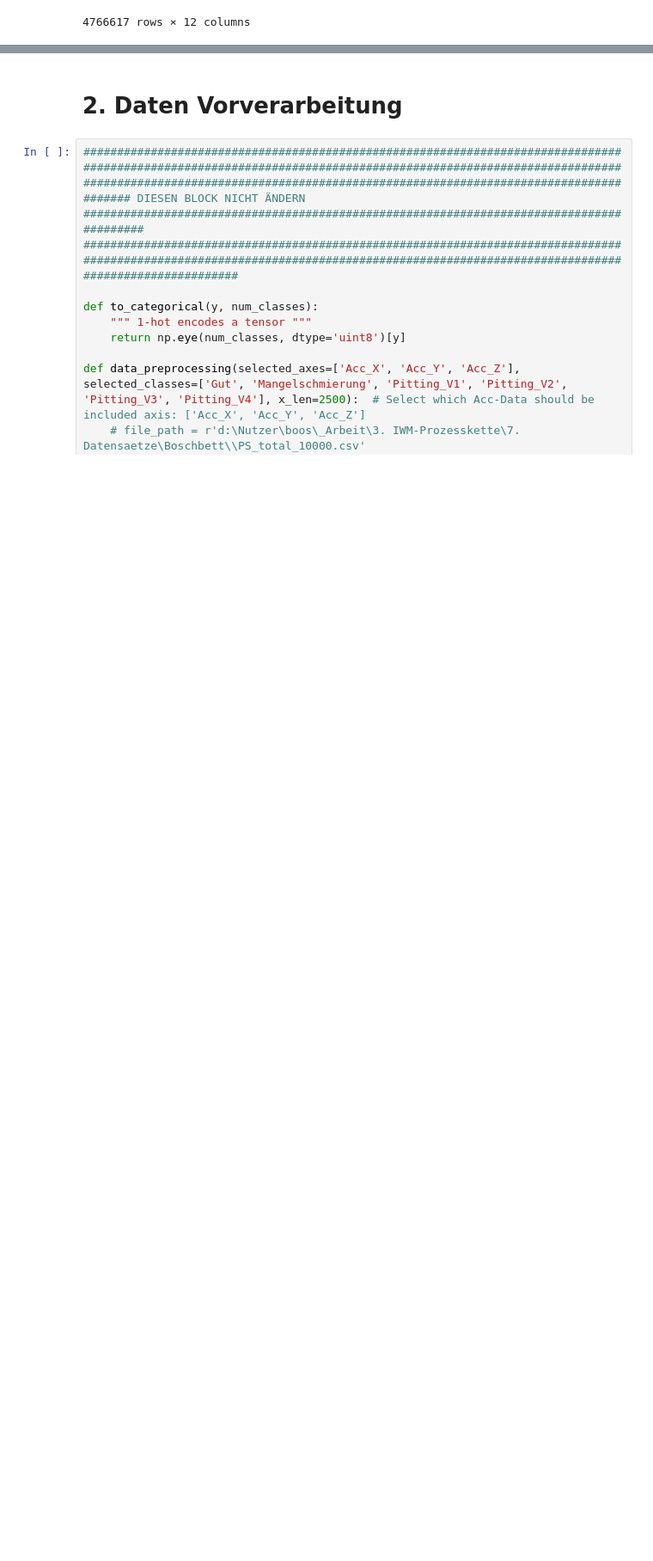
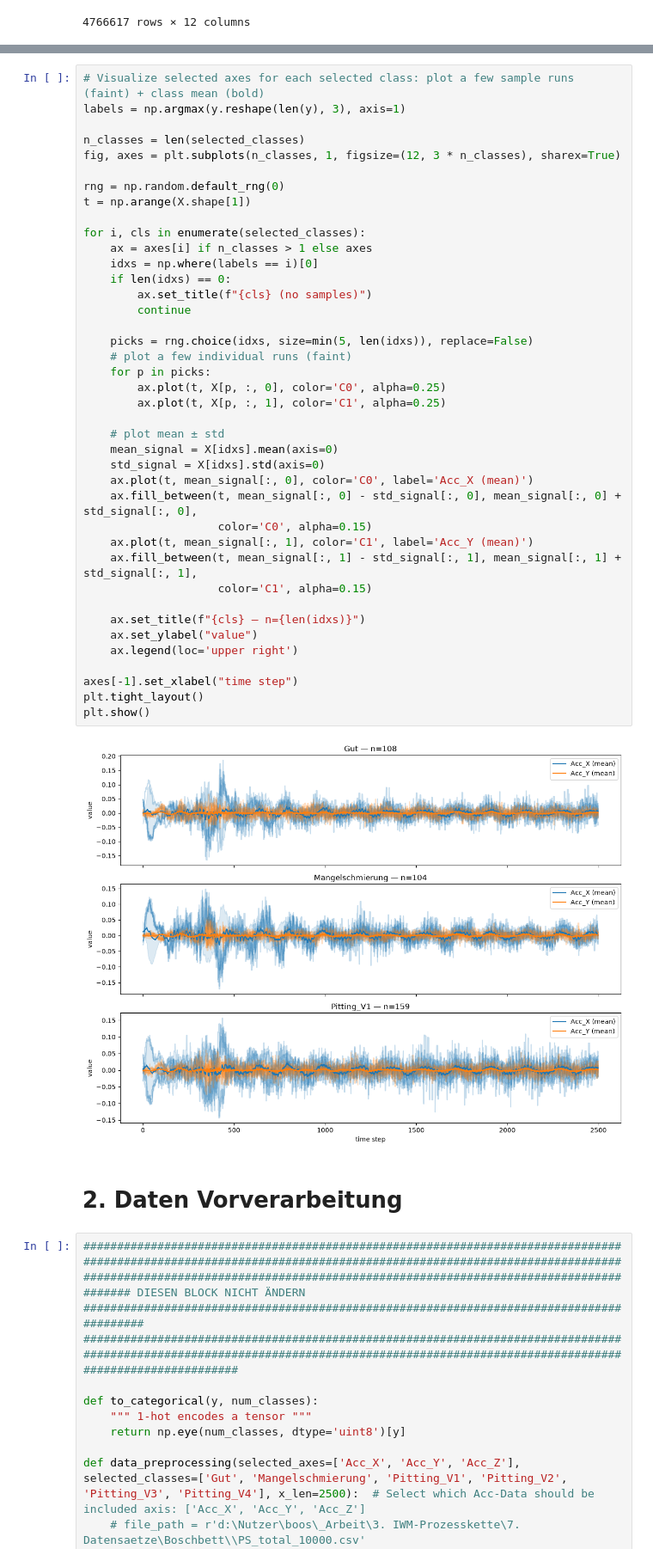
Before and after one commit to wecwic/beleg-dl-gruppe-1, a Jupyter notebook: Belegaufgabe_Gruppe_1.ipynb, the cells around one changed output, grey strips where cells are left out. Shown at 86% size. Cells and saved outputs as stored; diff of their text form; blank space fills up the shorter version.

```diff
--- a/Belegaufgabe_Gruppe_1.ipynb
+++ b/Belegaufgabe_Gruppe_1.ipynb
@@ -76,3 +78,45 @@ df.head(-1)
+# %%
+# Visualize selected axes for each selected class: plot a few sample runs (faint) + class mean (bold)
+labels = np.argmax(y.reshape(len(y), 3), axis=1)
+
+n_classes = len(selected_classes)
+fig, axes = plt.subplots(n_classes, 1, figsize=(12, 3 * n_classes), sharex=True)
+
+rng = np.random.default_rng(0)
+t = np.arange(X.shape[1])
+
+for i, cls in enumerate(selected_classes):
+    ax = axes[i] if n_classes > 1 else axes
+    idxs = np.where(labels == i)[0]
+    if len(idxs) == 0:
+        ax.set_title(f"{cls} (no samples)")
+        continue
+
+    picks = rng.choice(idxs, size=min(5, len(idxs)), replace=False)
+    # plot a few individual runs (faint)
+    for p in picks:
+        ax.plot(t, X[p, :, 0], color='C0', alpha=0.25)
+        ax.plot(t, X[p, :, 1], color='C1', alpha=0.25)
+
+    # plot mean ± std
+    mean_signal = X[idxs].mean(axis=0)
+    std_signal = X[idxs].std(axis=0)
+    ax.plot(t, mean_signal[:, 0], color='C0', label='Acc_X (mean)')
+    ax.fill_between(t, mean_signal[:, 0] - std_signal[:, 0], mean_signal[:, 0] + std_signal[:, 0],
+                    color='C0', alpha=0.15)
+    ax.plot(t, mean_signal[:, 1], color='C1', label='Acc_Y (mean)')
+    ax.fill_between(t, mean_signal[:, 1] - std_signal[:, 1], mean_signal[:, 1] + std_signal[:, 1],
+                    color='C1', alpha=0.15)
+
+    ax.set_title(f"{cls} — n={len(idxs)}")
+    ax.set_ylabel("value")
+    ax.legend(loc='upper right')
+
+axes[-1].set_xlabel("time step")
+plt.tight_layout()
+plt.show()
+# %% [output]
+[figure, added]
 # %% [markdown]
 # 2. Daten Vorverarbeitung
 # %%
```
Also changed, not shown: parts of 15 cells of this notebook, 1 other file.
